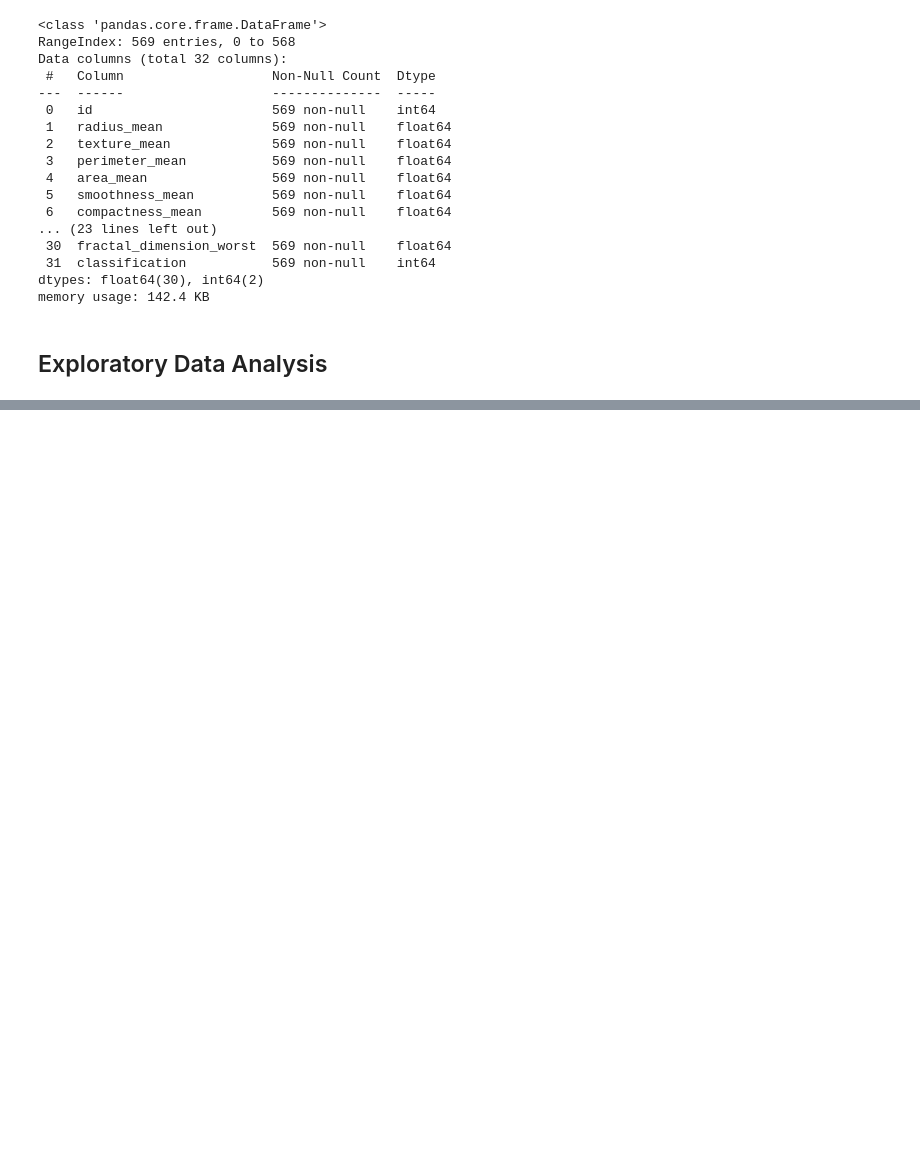
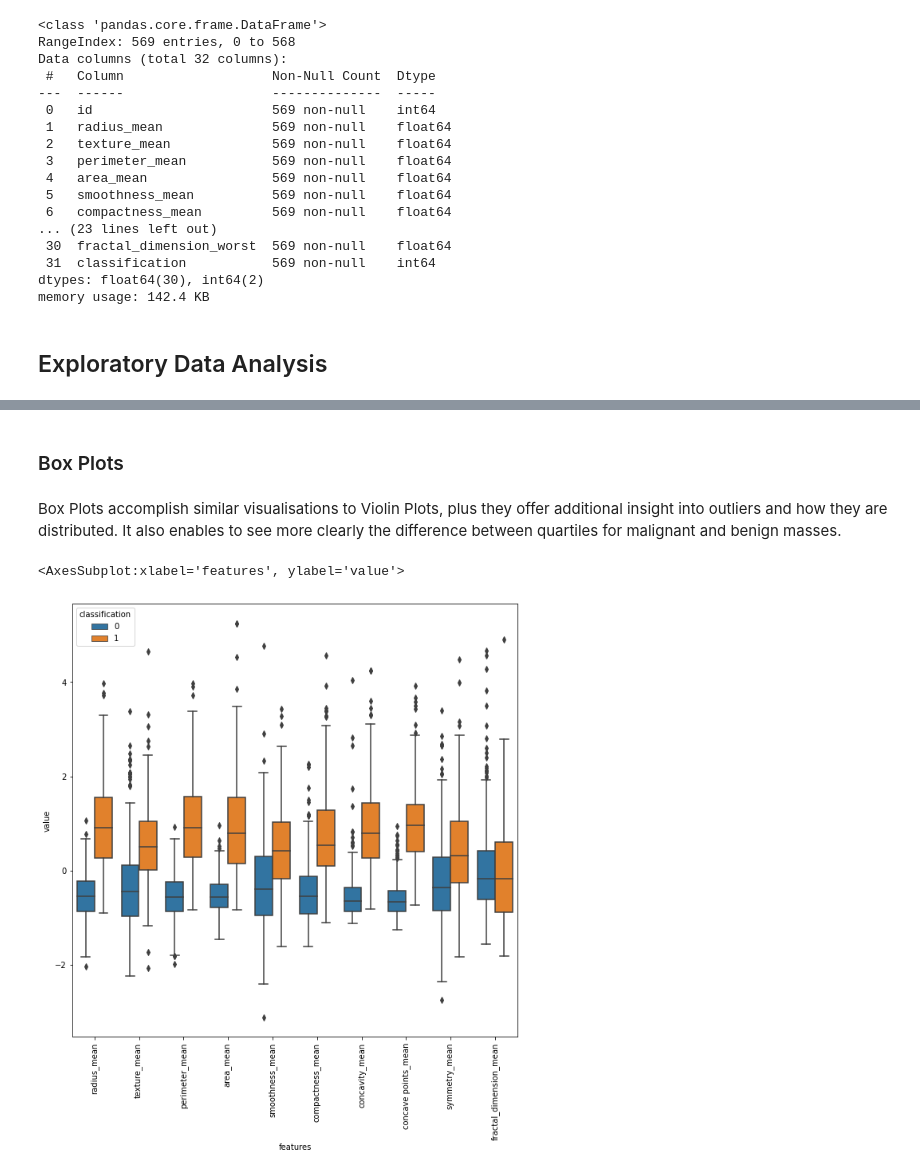
Before and after one commit to malthusohtj/breast_cancer_prediction, a Jupyter notebook: breast_cancer_pred.ipynb, the cells around one changed output, grey strips where cells are left out. Saved outputs shown, nothing was run; the diff lists cells and outputs as text; code cells hidden in the pictures; blank space fills up the shorter version.

```diff
--- a/breast_cancer_pred.ipynb
+++ b/breast_cancer_pred.ipynb
@@ -128,0 +221,12 @@ I want to do a surface-level analysis on whether there is a discernable differen
+# %% [markdown]
+### Box Plots
+# %% [markdown]
+Box Plots accomplish similar visualisations to Violin Plots, plus they offer additional insight into outliers and how they are distributed. It also enables to see more clearly the difference between quartiles for malignant and benign masses.
+# %%
+plt.figure(figsize=(10,10))
+plt.xticks(rotation=90)
+
+sns.boxplot(x="features", y="value", hue="classification", data=first)
+# %% [output]
+<AxesSubplot:xlabel='features', ylabel='value'>
+[figure, added]
```
Also changed, not shown: parts of 21 cells of this notebook.
